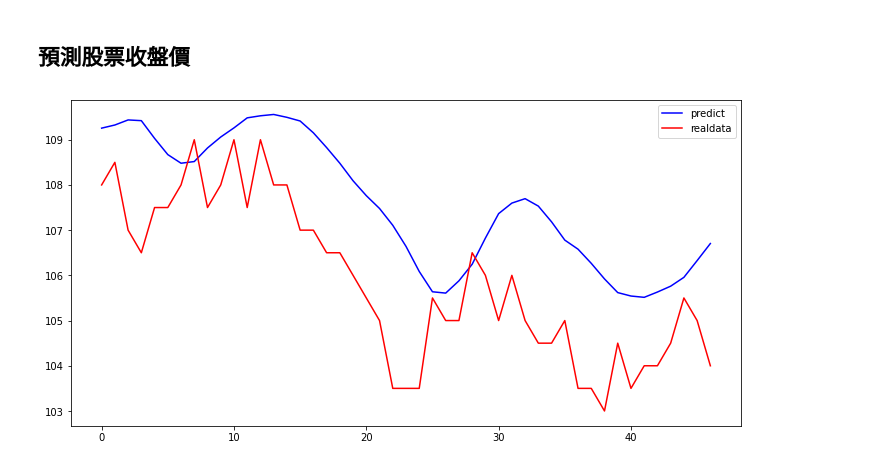
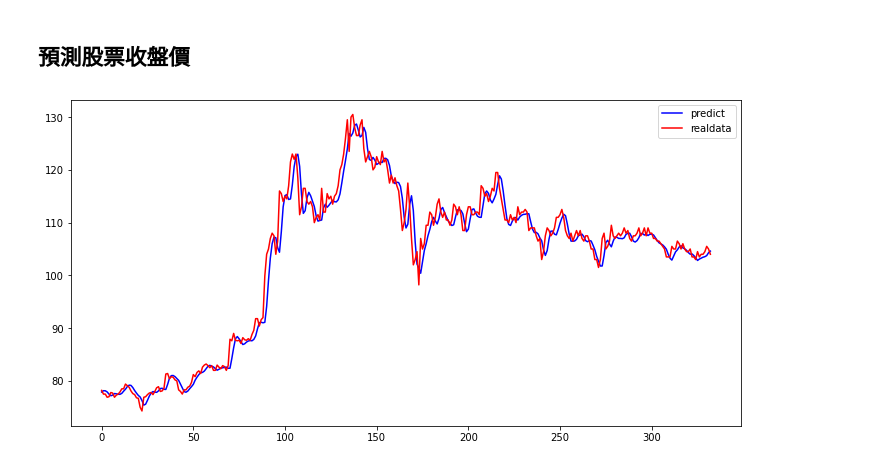
Before and after one commit to Roger8886/Taiwan-stock-prediction, a Jupyter notebook: Taiwan_stock_prediction.ipynb, the cells around one changed output. Saved outputs shown, nothing was run; the diff lists cells and outputs as text; code cells hidden in the pictures.

```diff
--- a/Taiwan_stock_prediction.ipynb
+++ b/Taiwan_stock_prediction.ipynb
@@ -104,7 +104,7 @@ from keras.models import Sequential
 from keras.layers import LSTM, Dense
 # %%
 # 取得收盤價資料
-df = pd.read_csv("twstock2021.csv", encoding='big5')
+df = pd.read_csv("twstock_all.csv", encoding='big5')
 # %%
 dfprice = pd.DataFrame(df['收盤價'])
 dfprice
@@ -228,32 +228,32 @@ import matplotlib.pyplot as plt
 from sklearn.preprocessing import MinMaxScaler
 from keras.models import load_model
 
-df = pd.read_csv("twstock2021.csv", encoding='big5')
+df = pd.read_csv("twstock_all.csv", encoding='big5')
 dfprice = pd.DataFrame(df['收盤價'])
 sequence_length = 10
 scaler = MinMaxScaler()
 dfprice = scaler.fit_transform(dfprice)
 data = []
 for i in range(len(dfprice) - sequence_length):
     data.append(dfprice[i: i + sequence_length + 1])
 reshape_data = np.array(data)
 x = reshape_data[:, :-1]
 y = reshape_data[:, -1]
 split_boundary = int(reshape_data.shape[0]*0.8)
 train_x = x[: split_boundary]
 test_x = x[split_boundary:]
 train_y = y[: split_boundary]
 test_y = y[split_boundary:]
 
 model = load_model('stock_model.h5')
 predict = model.predict(test_x)
 predict = scaler.inverse_transform(predict)
 test_y = scaler.inverse_transform(test_y)
 
 plt.figure(figsize=(12,6))
 plt.plot(predict, 'b-')
 plt.plot(test_y, 'r-')
 plt.legend(['predict', 'realdata'])
 plt.show()
 # %% [output]
-[figure, old version]
+[figure, new version]
```
Also changed, not shown: parts of 6 cells of this notebook.
